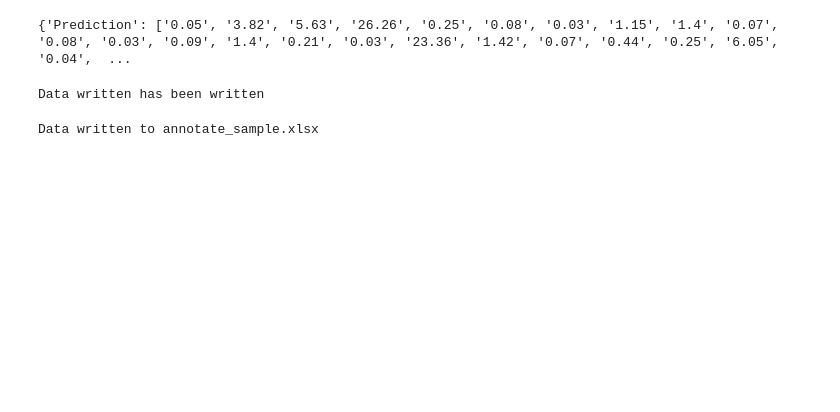
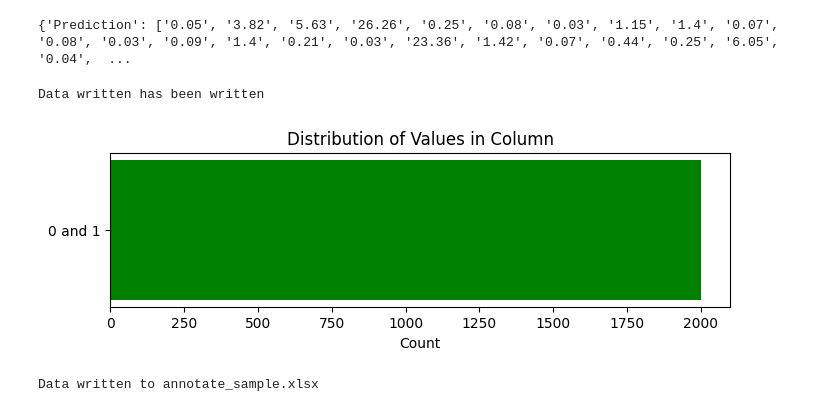
Before and after one commit to Slayer988/SIFU, a Jupyter notebook: Hatescan_anotate.ipynb, the cells around one changed output. Drawn from its saved outputs; the diff is of its cells as text; code cells hidden in the pictures; blank space fills up the shorter version.

```diff
--- a/Hatescan_anotate.ipynb
+++ b/Hatescan_anotate.ipynb
@@ -110,6 +110,24 @@ df1.to_excel(excel_file, index=False)
 print(f'Data written has been written')
 # %% [output]
 Data written has been written
+# %%
+import pandas as pd
+import matplotlib.pyplot as plt
+
+dfz = pd.read_excel('prediction_2000_class.xlsx')
+
+value_counts = dfz['Toxic ?'].value_counts()
+
+# Create a horizontal bar graph with a single bar for both '0' and '1'
+plt.figure(figsize=(8, 2))
+plt.barh(['0 and 1'], [value_counts.get(0, 0) + value_counts.get(1, 1)], color=['green', 'orange'])
+plt.xlabel('Count')
+plt.title('Distribution of Values in Column')
+
+# Display the horizontal bar graph
+plt.show()
+# %% [output]
+[figure, added]
 # %%
 '''
 Creating Sample files for group annotation
```
Also changed, not shown: parts of 6 cells of this notebook, 11 other files.
